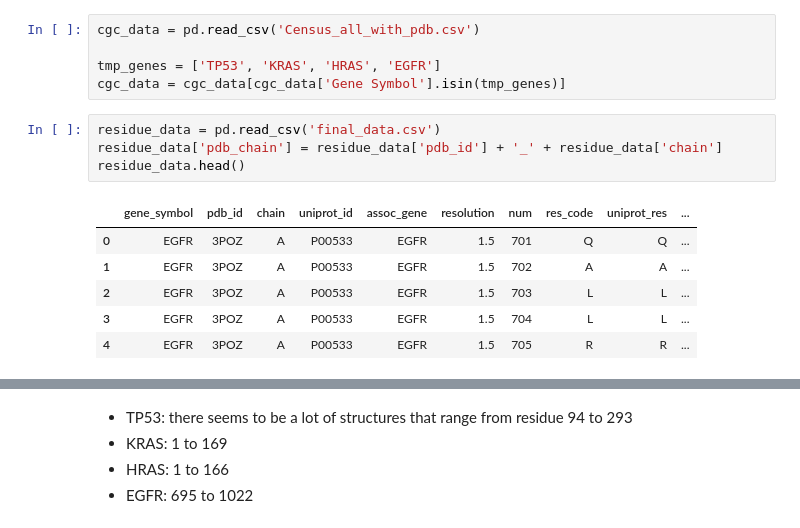
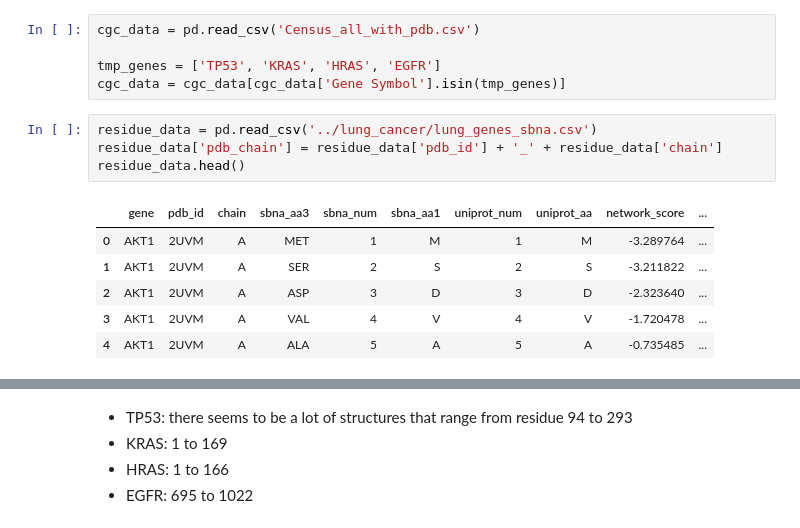
Before and after one commit to Yoannli/NetworkAnalysis, a Jupyter notebook: data_prep/analysis.ipynb, the cells around one changed output, grey strips where cells are left out. Saved outputs shown, nothing was run; the diff lists cells and outputs as text.

```diff
--- a/data_prep/analysis.ipynb
+++ b/data_prep/analysis.ipynb
@@ -103,15 +127,15 @@ cgc_data = pd.read_csv('Census_all_with_pdb.csv')
 tmp_genes = ['TP53', 'KRAS', 'HRAS', 'EGFR']
 cgc_data = cgc_data[cgc_data['Gene Symbol'].isin(tmp_genes)]
 # %%
-residue_data = pd.read_csv('final_data.csv')
+residue_data = pd.read_csv('../lung_cancer/lung_genes_sbna.csv')
 residue_data['pdb_chain'] = residue_data['pdb_id'] + '_' + residue_data['chain']
 residue_data.head()
 # %% [output]
-|  | gene_symbol | pdb_id | chain | uniprot_id | assoc_gene | resolution | num | res_code | uniprot_res | ... |
-| 0 | EGFR | 3POZ | A | P00533 | EGFR | 1.5 | 701 | Q | Q | ... |
-| 1 | EGFR | 3POZ | A | P00533 | EGFR | 1.5 | 702 | A | A | ... |
-| 2 | EGFR | 3POZ | A | P00533 | EGFR | 1.5 | 703 | L | L | ... |
-| 3 | EGFR | 3POZ | A | P00533 | EGFR | 1.5 | 704 | L | L | ... |
-| 4 | EGFR | 3POZ | A | P00533 | EGFR | 1.5 | 705 | R | R | ... |
+|  | gene | pdb_id | chain | sbna_aa3 | sbna_num | sbna_aa1 | uniprot_num | uniprot_aa | network_score | ... |
+| 0 | AKT1 | 2UVM | A | MET | 1 | M | 1 | M | -3.289764 | ... |
+| 1 | AKT1 | 2UVM | A | SER | 2 | S | 2 | S | -3.211822 | ... |
+| 2 | AKT1 | 2UVM | A | ASP | 3 | D | 3 | D | -2.323640 | ... |
+| 3 | AKT1 | 2UVM | A | VAL | 4 | V | 4 | V | -1.720478 | ... |
+| 4 | AKT1 | 2UVM | A | ALA | 5 | A | 5 | A | -0.735485 | ... |
 # %%
 for gene in tmp_genes:
```
Also changed, not shown: parts of 11 cells of this notebook, 3 other files.
